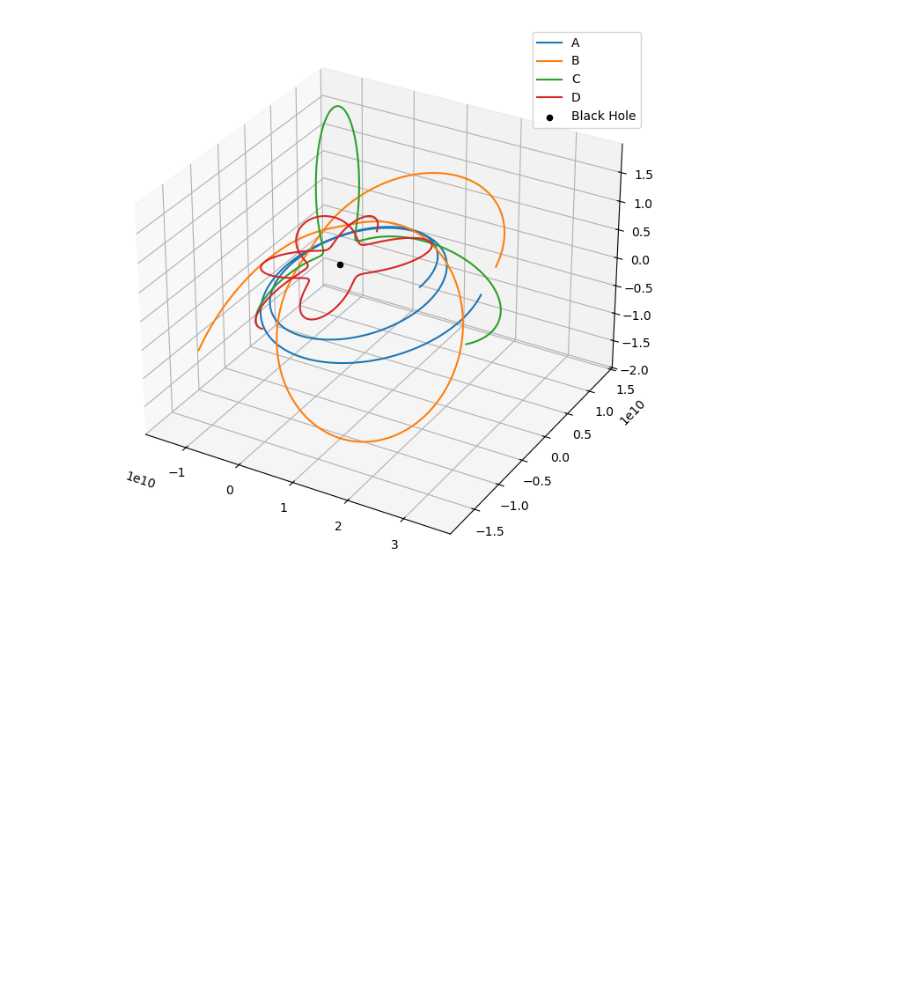
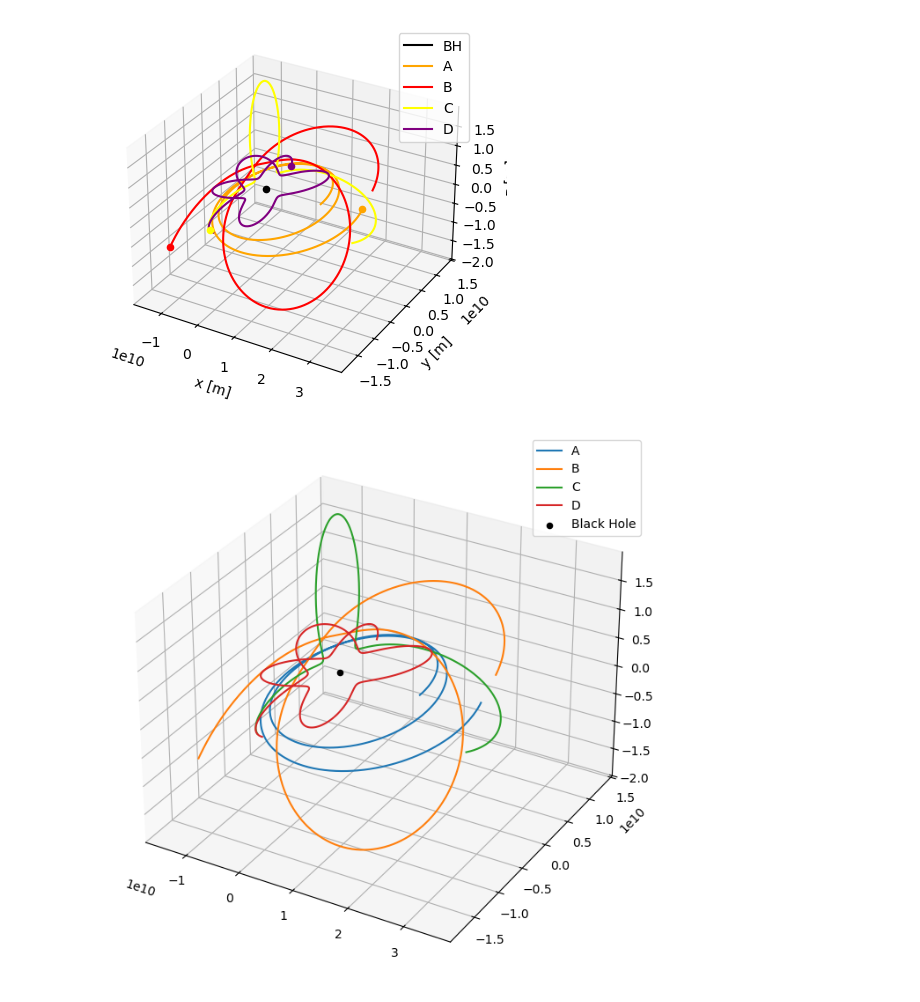
Before and after one commit to Sats2/cosmicBallet, a Jupyter notebook: cosmicBallet/src/three_body_test.ipynb, the cells around one changed output. Drawn from its saved outputs; the diff is of its cells as text; code cells hidden in the pictures; blank space fills up the shorter version.

```diff
--- a/cosmicBallet/src/three_body_test.ipynb
+++ b/cosmicBallet/src/three_body_test.ipynb
@@ -98,9 +44,9 @@ distance = 1.496e10
 speed = 2.98e7
 black_hole = BlackHole(name="BH", mass=mass*1e6, init_position=[0,0,0], init_velocity=[0,0,0])
 star1 = Stars(name="A", mass=mass, init_position=[distance,0,0], init_velocity=[0,2*speed,0], radius=radius, temperature=5300)
-star2 = Stars(name="B", mass=mass, init_position=[1.5*distance,0.5*distance,0], init_velocity=[0,speed,speed], radius=radius, temperature=5300)
-star3 = Stars(name="C", mass=mass, init_position=[2*distance,-0.5*distance,0], init_velocity=[speed,0,0.5*speed], radius=radius, temperature=5300)
-star4 = Stars(name="D", mass=mass, init_position=[0,-distance,0], init_velocity=[-speed,0,0], radius=radius, temperature=5300)
+star2 = Stars(name="B", mass=mass, init_position=[1.5*distance,0.5*distance,0], init_velocity=[0,speed,speed], radius=radius, temperature=3300)
+star3 = Stars(name="C", mass=mass, init_position=[2*distance,-0.5*distance,0], init_velocity=[speed,0,0.5*speed], radius=radius, temperature=6000)
+star4 = Stars(name="D", mass=mass, init_position=[0,-distance,0], init_velocity=[-speed,0,0], radius=radius, temperature=31300)
 # %%
 sim = SchwarzschildSimulator(dense_body=black_hole, stars=[star1,star2,star3,star4], time_step=1, simulation_time=500)
 sim.solve()
@@ -107,3 +57,7 @@ sim.solve()
+# %%
+sim.visualize(visualization_type="scientific", save_figure=False, figure_name="Schwarzschild", animate=False)
+# %% [output]
+[figure, added]
 # %%
 fig = plt.figure(figsize=(10,8))
 ax = fig.add_subplot(111, projection="3d")
```
Also changed, not shown: parts of 8 cells of this notebook, 4 other files.
